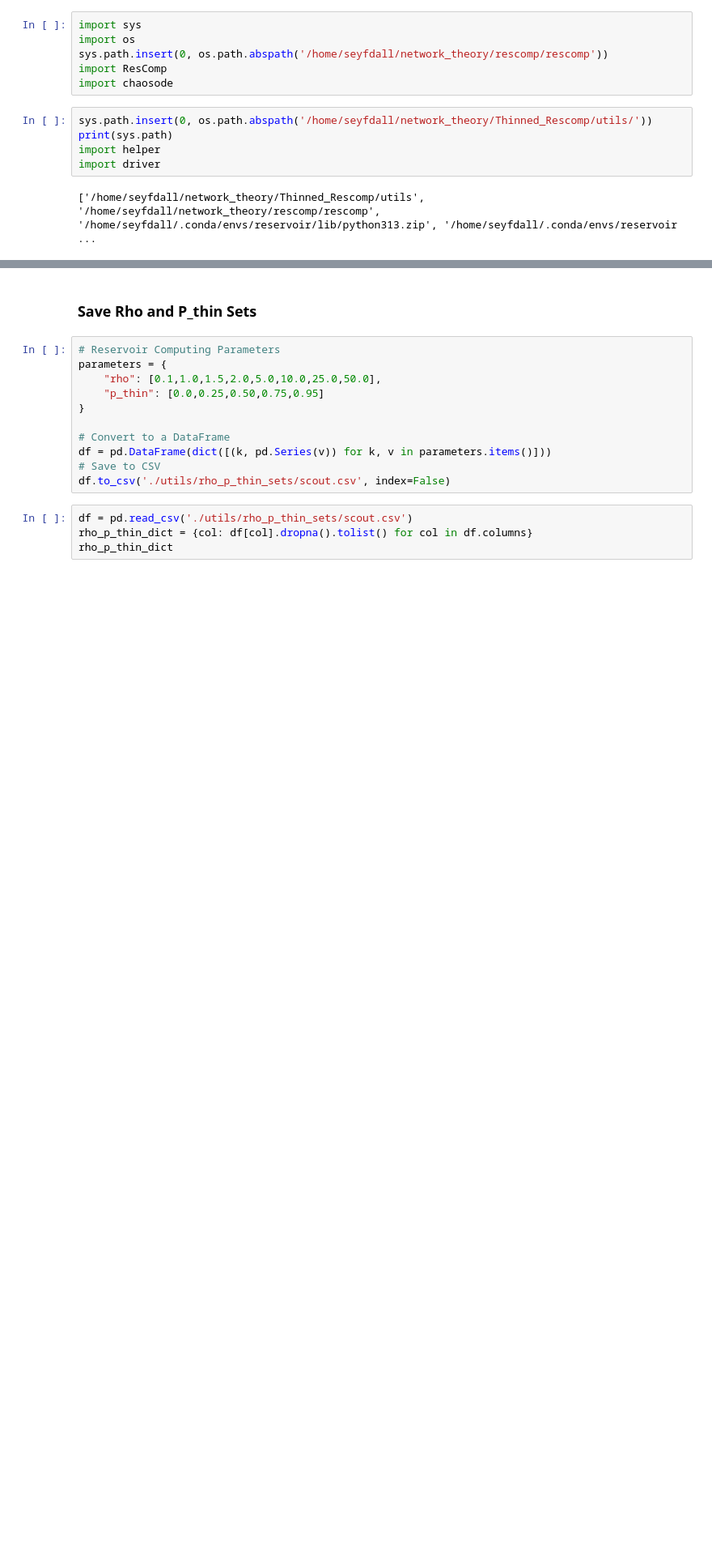
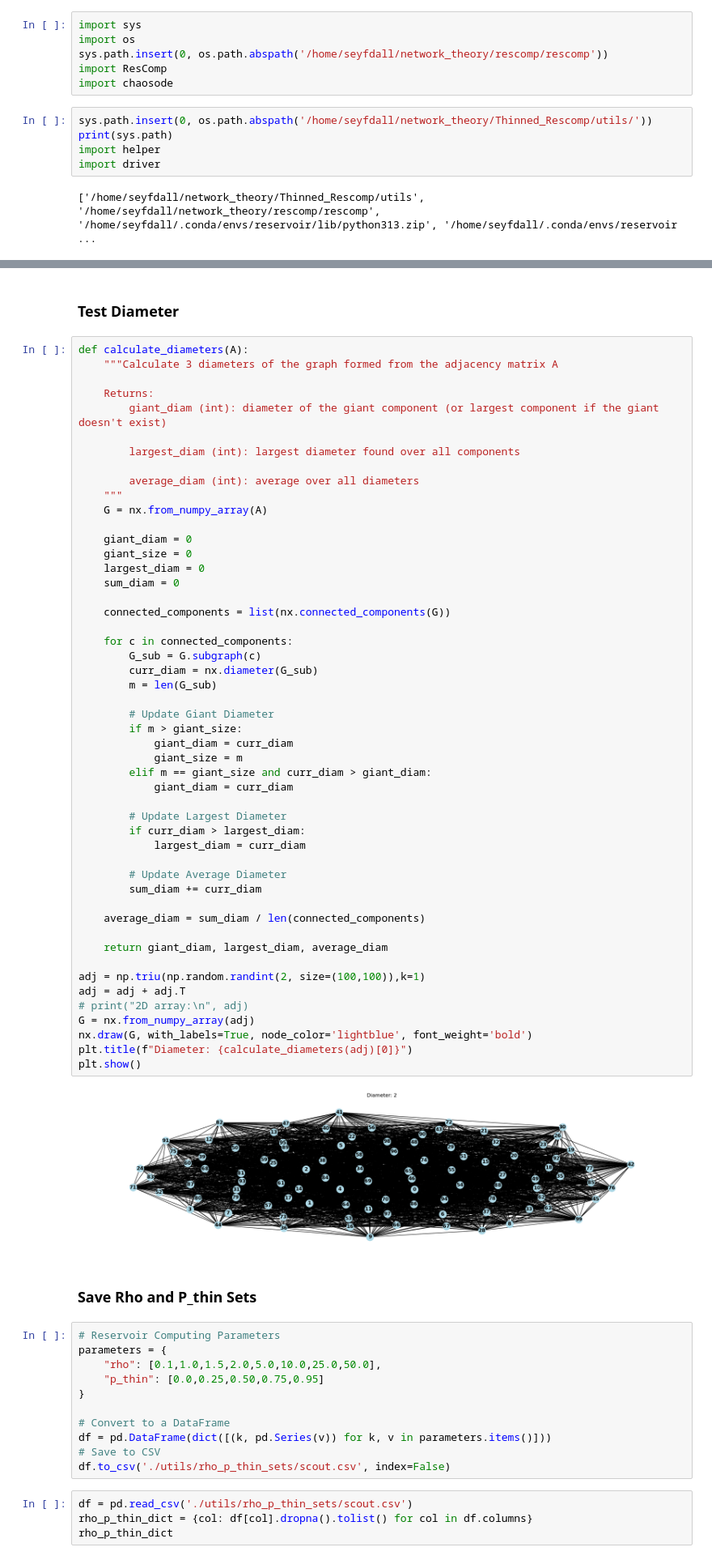
Before and after one commit to seyfdall/Thinned_Rescomp, a Jupyter notebook: scratch.ipynb, the cells around one changed output, grey strips where cells are left out. Shown at 81% size. Cells and saved outputs as stored; diff of their text form; blank space fills up the shorter version.

Commit message:
Add diameter metrics

```diff
--- a/scratch.ipynb
+++ b/scratch.ipynb
@@ -37,3 +42,57 @@ import driver
+# %% [markdown]
+### Test Diameter
+# %%
+def calculate_diameters(A):
+    """Calculate 3 diameters of the graph formed from the adjacency matrix A
+
+    Returns:
+        giant_diam (int): diameter of the giant component (or largest component if the giant doesn't exist)
+
+        largest_diam (int): largest diameter found over all components
+
+        average_diam (int): average over all diameters
+    """
+    G = nx.from_numpy_array(A)
+
+    giant_diam = 0
+    giant_size = 0
+    largest_diam = 0
+    sum_diam = 0
+
+    connected_components = list(nx.connected_components(G))
+
+    for c in connected_components:
+        G_sub = G.subgraph(c)
+        curr_diam = nx.diameter(G_sub)
+        m = len(G_sub)
+
+        # Update Giant Diameter
+        if m > giant_size:
+            giant_diam = curr_diam
+            giant_size = m
+        elif m == giant_size and curr_diam > giant_diam:
+            giant_diam = curr_diam
+
+        # Update Largest Diameter
+        if curr_diam > largest_diam:
+            largest_diam = curr_diam
+
+        # Update Average Diameter
+        sum_diam += curr_diam
+
+    average_diam = sum_diam / len(connected_components)
+
+    return giant_diam, largest_diam, average_diam
+
+adj = np.triu(np.random.randint(2, size=(100,100)),k=1)
+adj = adj + adj.T
+# print("2D array:\n", adj)
+G = nx.from_numpy_array(adj)
+nx.draw(G, with_labels=True, node_color='lightblue', font_weight='bold')
+plt.title(f"Diameter: {calculate_diameters(adj)[0]}")
+plt.show()
+# %% [output]
+[figure, added]
 # %% [markdown]
 ### Save Rho and P_thin Sets
 # %%
```
Also changed, not shown: parts of 3 cells of this notebook, 5 other files.
